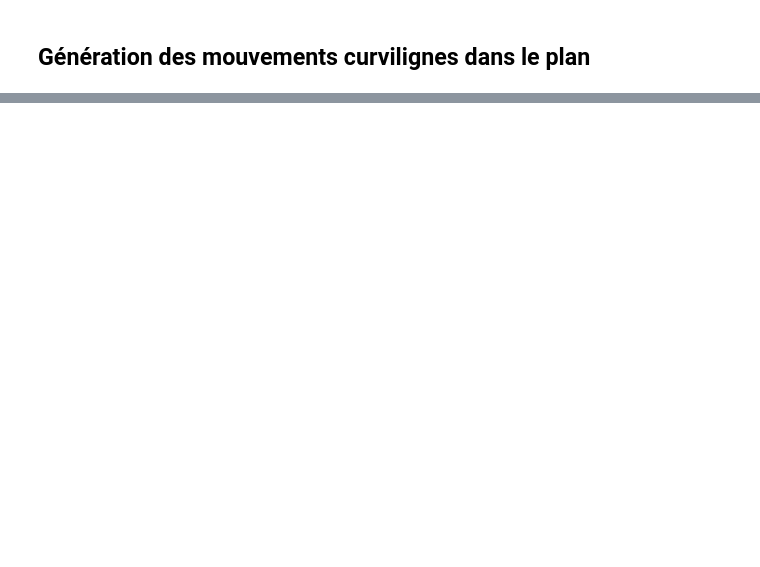
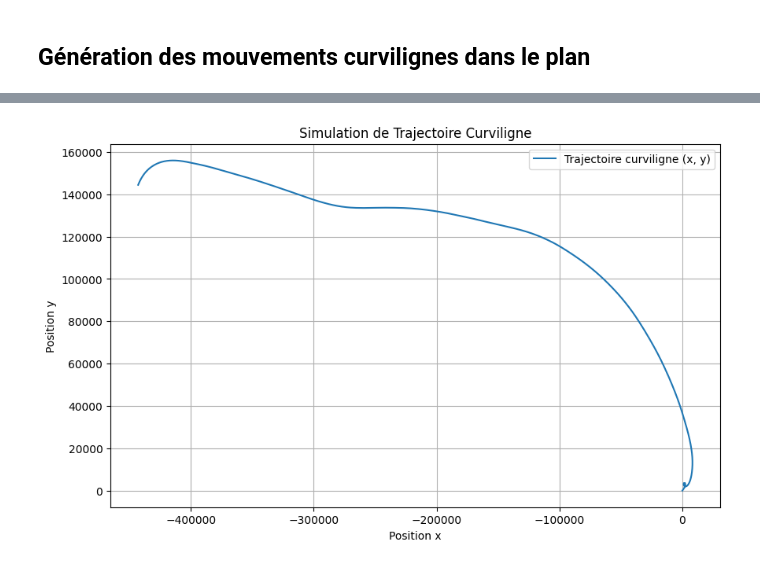
Before and after one commit to getrichthroughcode/Projet-S9, a Jupyter notebook: notebooks/pratique.ipynb, the cells around one changed output, grey strips where cells are left out. Cells and saved outputs as stored; diff of their text form; code cells hidden in the pictures; blank space fills up the shorter version.

```diff
--- a/notebooks/pratique.ipynb
+++ b/notebooks/pratique.ipynb
@@ -262,0 +339,56 @@ plt.show()
+# %%
+import numpy as np
+import matplotlib.pyplot as plt
+
+def simulate_curvilinear_motion(T, length, x_0):
+    # Définir le vecteur d'état étendu : [x, v_x, y, v_y, a_t, a_n]
+    states = np.zeros((6, length))
+    states[:, 0] = x_0
+
+    # Matrice de bruit de processus
+    Q = np.diag([T**3 / 3, T**2 / 2, T**3 / 3, T**2 / 2, 0.1, 0.1])
+
+    for k in range(1, length):
+        # Extraire les valeurs actuelles de l'état
+        x, v_x, y, v_y, a_t, a_n = states[:, k-1]
+
+        # Calculer l'angle de déplacement actuel
+        theta_k = np.arctan2(v_y, v_x)
+
+        # Définir la matrice de transition d'état F
+        F = np.array([
+            [1, T, 0, 0, 0, 0],
+            [0, 1, 0, 0, T * np.cos(theta_k), -T * np.sin(theta_k)],
+            [0, 0, 1, T, 0, 0],
+            [0, 0, 0, 1, T * np.sin(theta_k), T * np.cos(theta_k)],
+            [0, 0, 0, 0, 1, 0],
+            [0, 0, 0, 0, 0, 1]
+        ])
+
+        # Bruit de processus
+        w_k = np.random.multivariate_normal(mean=[0, 0, 0, 0, 0, 0], cov=Q)
+
+        # Mettre à jour l'état
+        states[:, k] = F @ states[:, k-1] + w_k
+
+    return states
+
+# Paramètres de simulation
+T = 1.0
+length = 1028
+x_0 = np.array([0, 1, 0, 1, 0.5, 0.2])  # positions, vitesses, accélérations initiales
+
+# Générer la trajectoire
+states = simulate_curvilinear_motion(T, length, x_0)
+
+# Visualiser la trajectoire
+plt.figure(figsize=(10, 6))
+plt.plot(states[0, :], states[2, :], label="Trajectoire curviligne (x, y)")
+plt.xlabel("Position x")
+plt.ylabel("Position y")
+plt.title("Simulation de Trajectoire Curviligne")
+plt.grid(True)
+plt.legend()
+plt.show()
+# %% [output]
+[figure, added]
```
Also changed, not shown: parts of 4 cells of this notebook, 4 other files.
